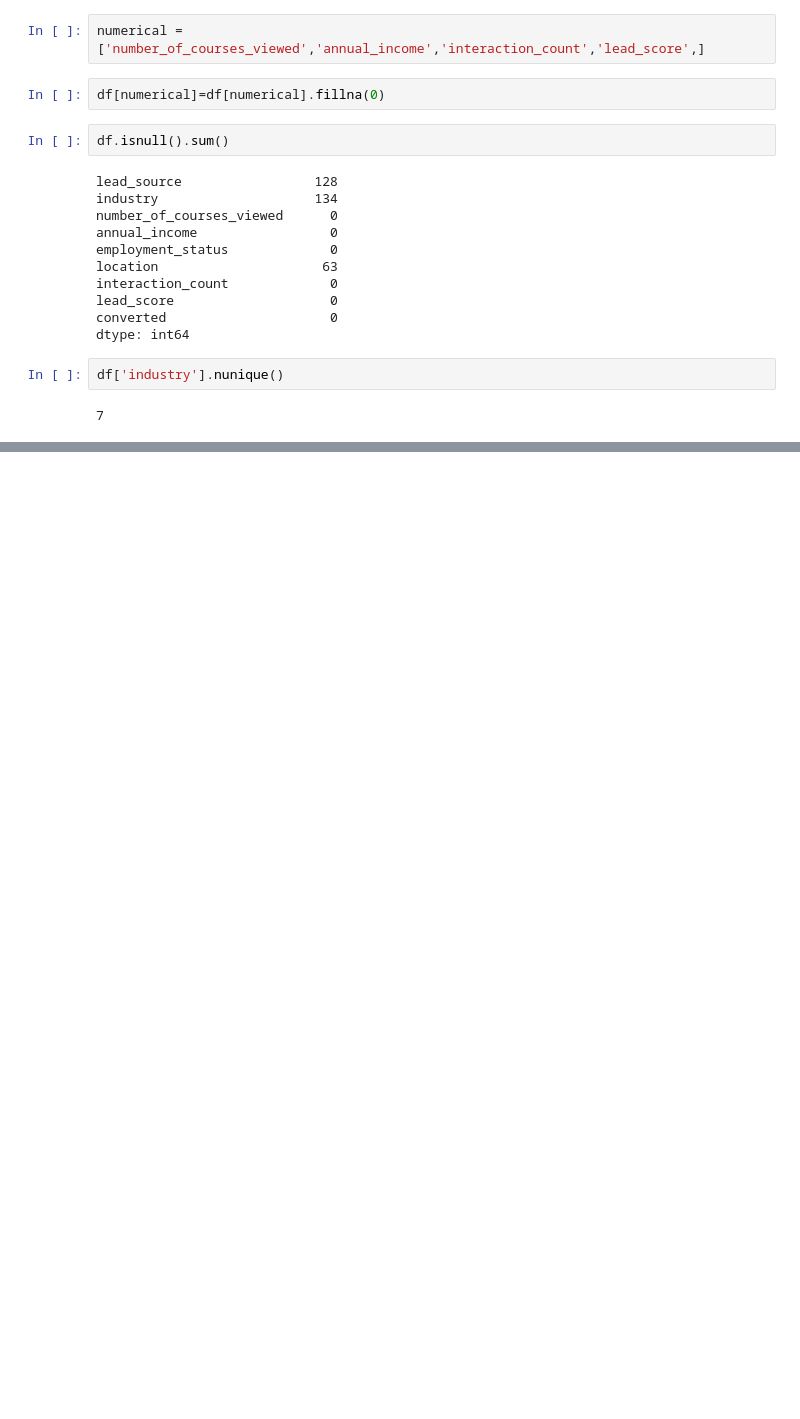
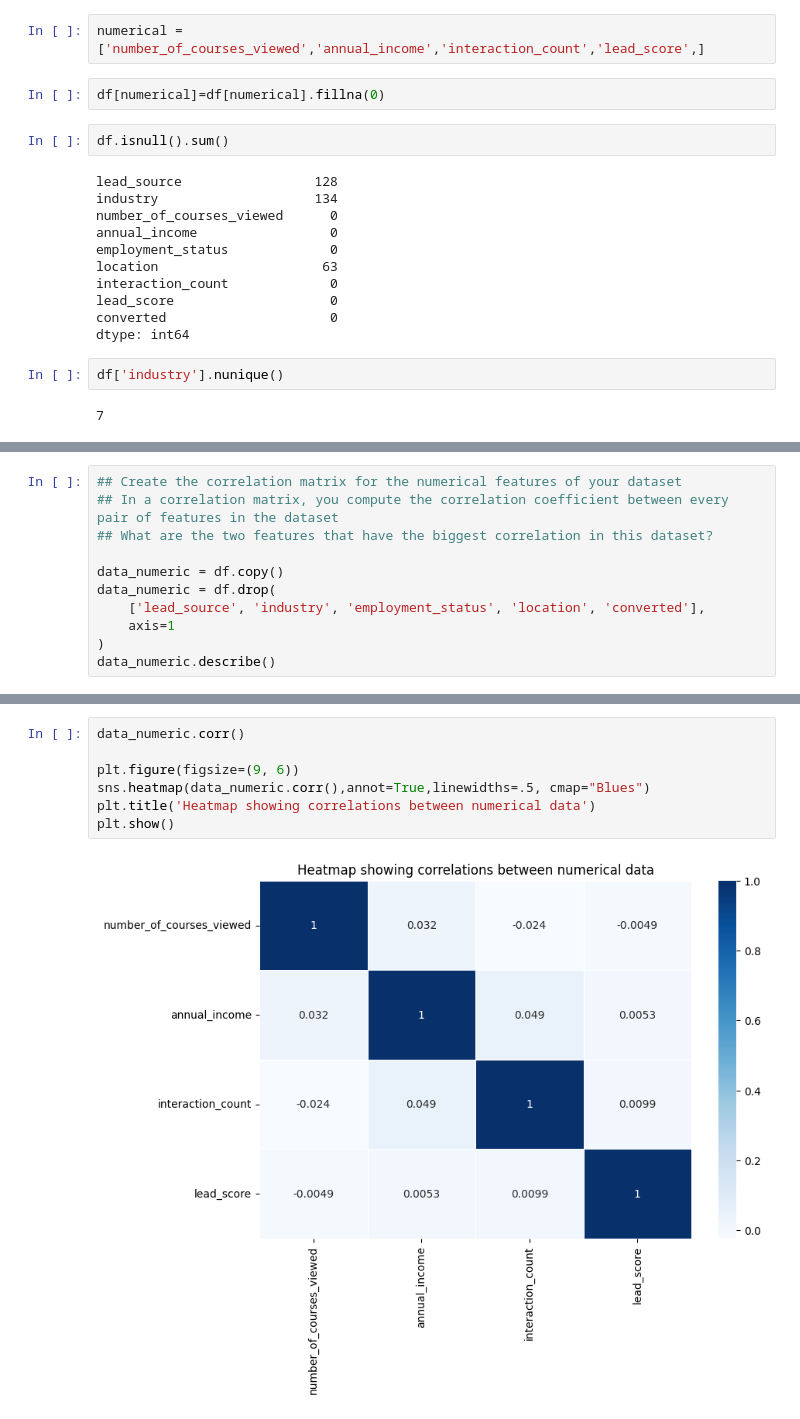
Before and after one commit to OluchiTheAnalyst/My-Machine-Learning-Zoom-camp-Journey, a Jupyter notebook: 03-Classification/Homework_3.ipynb, the cells around one changed output, grey strips where cells are left out. Drawn from its saved outputs; the diff is of its cells as text; blank space fills up the shorter version.

```diff
--- a/03-Classification/Homework_3.ipynb
+++ b/03-Classification/Homework_3.ipynb
@@ -94,0 +121,11 @@ df['industry'].nunique()
+# %%
+## Create the correlation matrix for the numerical features of your dataset
+## In a correlation matrix, you compute the correlation coefficient between every pair of features in the dataset
+## What are the two features that have the biggest correlation in this dataset?
+
+data_numeric = df.copy()
+data_numeric = df.drop(
+    ['lead_source', 'industry', 'employment_status', 'location', 'converted'],
+    axis=1
+)
+data_numeric.describe()
@@ -94,0 +142,9 @@ df['industry'].nunique()
+# %%
+data_numeric.corr()
+
+plt.figure(figsize=(9, 6))
+sns.heatmap(data_numeric.corr(),annot=True,linewidths=.5, cmap="Blues")
+plt.title('Heatmap showing correlations between numerical data')
+plt.show()
+# %% [output]
+[figure, added]
```
Also changed, not shown: parts of 33 cells of this notebook.
